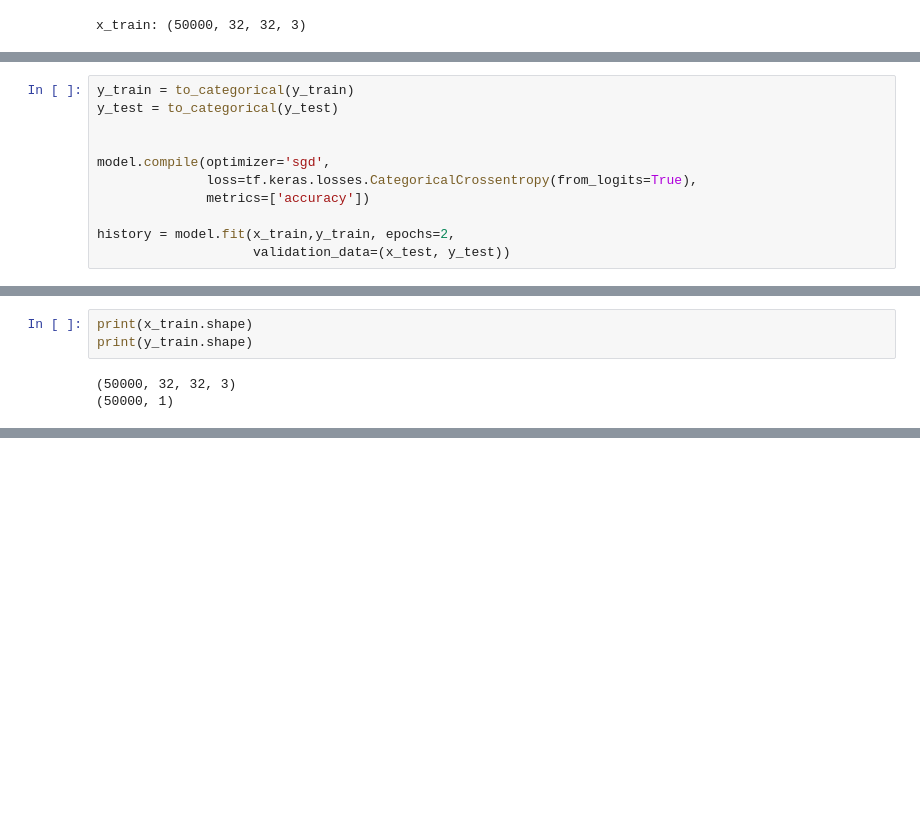
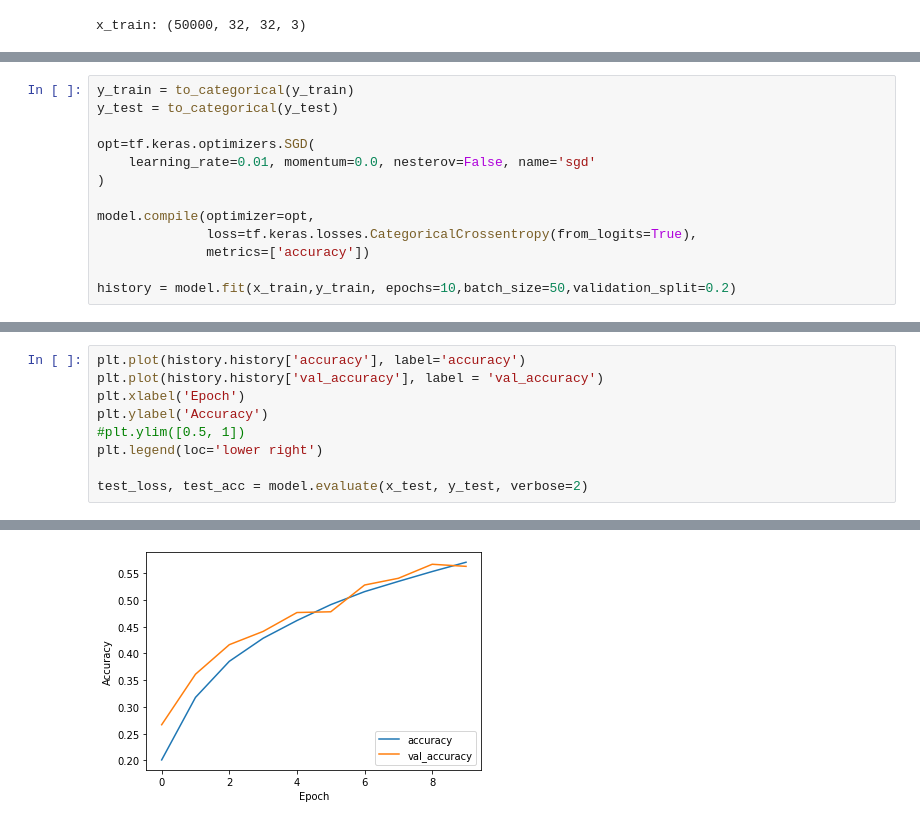
Before and after one commit to Dileesha747/ImageProcessing_1, a Jupyter notebook: assgn1.ipynb, the cells around one changed output, grey strips where cells are left out. Drawn from its saved outputs; the diff is of its cells as text; blank space fills up the shorter version.

Commit message:
q4 training with 10 epochs with 0 momentum

```diff
--- a/assgn1.ipynb
+++ b/assgn1.ipynb
@@ -55,11 +58,13 @@ None
 y_train = to_categorical(y_train)
 y_test = to_categorical(y_test)
 
+opt=tf.keras.optimizers.SGD(
+    learning_rate=0.01, momentum=0.0, nesterov=False, name='sgd'
+)
 
-model.compile(optimizer='sgd',
+model.compile(optimizer=opt,
               loss=tf.keras.losses.CategoricalCrossentropy(from_logits=True),
               metrics=['accuracy'])
 
-history = model.fit(x_train,y_train, epochs=2,
-                    validation_data=(x_test, y_test))
+history = model.fit(x_train,y_train, epochs=10,batch_size=50,validation_split=0.2)
 # %% [output]
@@ -70,6 +91,10 @@ Epoch 2/2
-# %%
-print(x_train.shape)
-print(y_train.shape)
-# %% [output]
-(50000, 32, 32, 3)
-(50000, 1)
+# %%
+plt.plot(history.history['accuracy'], label='accuracy')
+plt.plot(history.history['val_accuracy'], label = 'val_accuracy')
+plt.xlabel('Epoch')
+plt.ylabel('Accuracy')
+#plt.ylim([0.5, 1])
+plt.legend(loc='lower right')
+
+test_loss, test_acc = model.evaluate(x_test, y_test, verbose=2)
+# %% [output]
@@ -75,0 +102 @@ print(y_train.shape)
+[figure, added]
```
Also changed, not shown: parts of 4 cells of this notebook.
